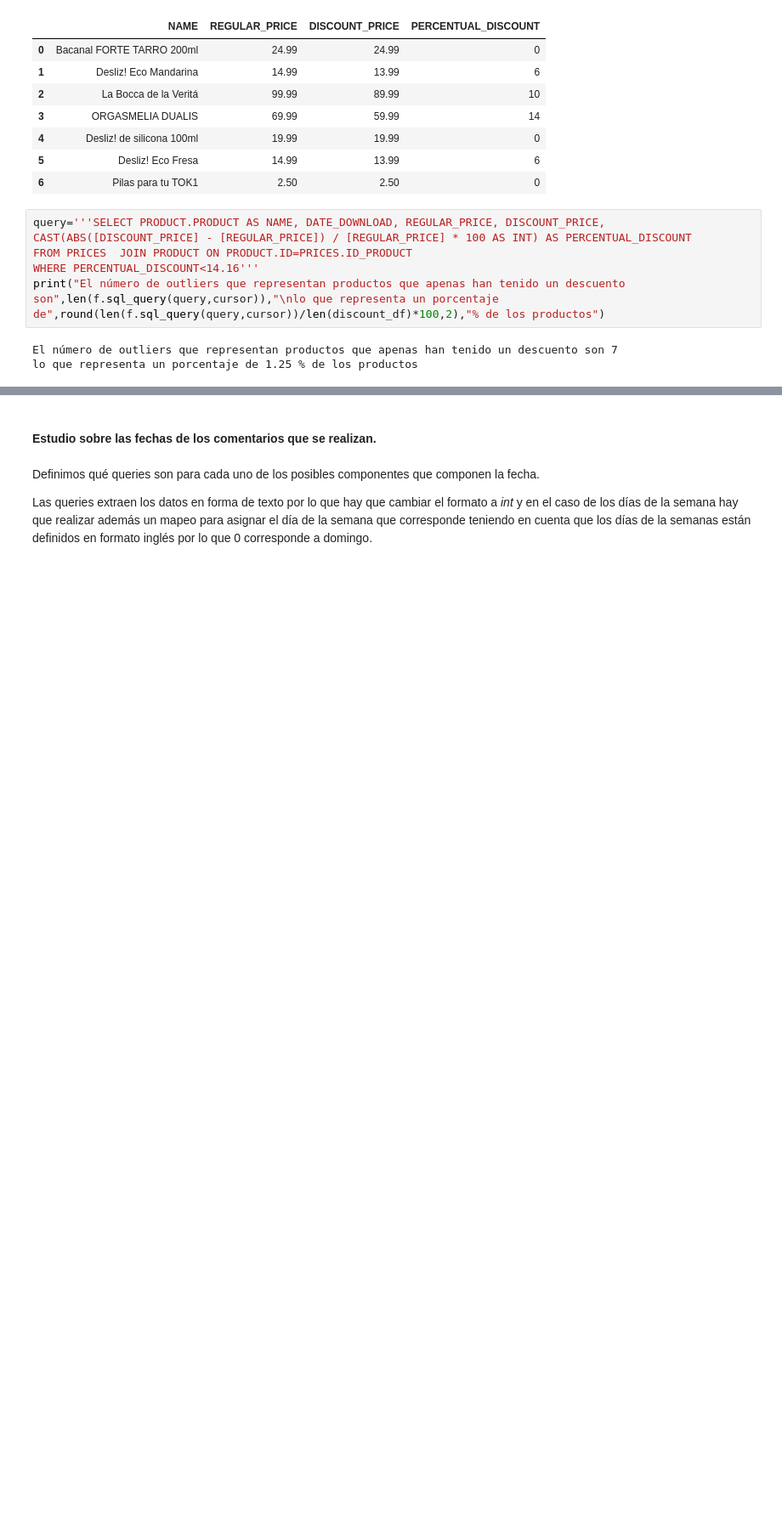
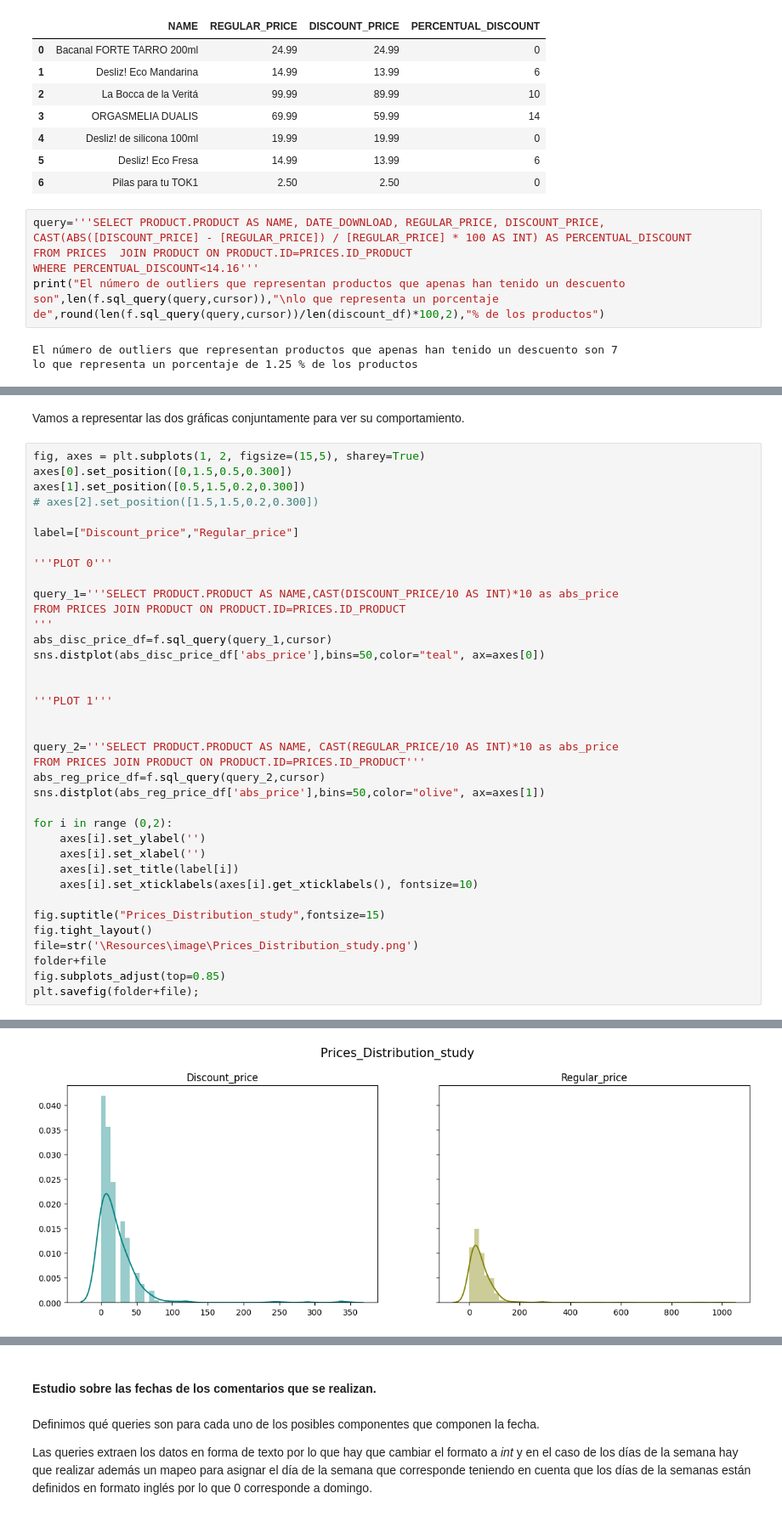
Before and after one commit to 75Engel/Proyecto_tienda_online, a Jupyter notebook: src/Notebook/03_sql.ipynb, the cells around one changed output, grey strips where cells are left out. Shown: that part at 85% size. Saved outputs shown, nothing was run; the diff lists cells and outputs as text; blank space fills up the shorter version.

```diff
--- a/src/Notebook/03_sql.ipynb
+++ b/src/Notebook/03_sql.ipynb
@@ -679,0 +840,40 @@ lo que representa un porcentaje de 1.25 % de los productos
+# %% [markdown]
+Vamos a representar las dos gráficas conjuntamente para ver su comportamiento.
+# %%
+fig, axes = plt.subplots(1, 2, figsize=(15,5), sharey=True)
+axes[0].set_position([0,1.5,0.5,0.300])
+axes[1].set_position([0.5,1.5,0.2,0.300])
+# axes[2].set_position([1.5,1.5,0.2,0.300])
+
+label=["Discount_price","Regular_price"]
+
+'''PLOT 0'''
+
+query_1='''SELECT PRODUCT.PRODUCT AS NAME,CAST(DISCOUNT_PRICE/10 AS INT)*10 as abs_price
+FROM PRICES JOIN PRODUCT ON PRODUCT.ID=PRICES.ID_PRODUCT
+'''
+abs_disc_price_df=f.sql_query(query_1,cursor)
+sns.distplot(abs_disc_price_df['abs_price'],bins=50,color="teal", ax=axes[0])
+
+
+'''PLOT 1'''
+
+
+query_2='''SELECT PRODUCT.PRODUCT AS NAME, CAST(REGULAR_PRICE/10 AS INT)*10 as abs_price
+FROM PRICES JOIN PRODUCT ON PRODUCT.ID=PRICES.ID_PRODUCT'''
+abs_reg_price_df=f.sql_query(query_2,cursor)
+sns.distplot(abs_reg_price_df['abs_price'],bins=50,color="olive", ax=axes[1])
+
+for i in range (0,2):
+    axes[i].set_ylabel('')
+    axes[i].set_xlabel('')
+    axes[i].set_title(label[i])
+    axes[i].set_xticklabels(axes[i].get_xticklabels(), fontsize=10)
+
+fig.suptitle("Prices_Distribution_study",fontsize=15)
+fig.tight_layout()
+file=str('\Resources\image\Prices_Distribution_study.png')
+folder+file
+fig.subplots_adjust(top=0.85)
+plt.savefig(folder+file);
+# %% [output]
@@ -679,0 +899 @@ lo que representa un porcentaje de 1.25 % de los productos
+[figure, added]
```
Also changed, not shown: parts of 36 cells of this notebook, 4 other files.
